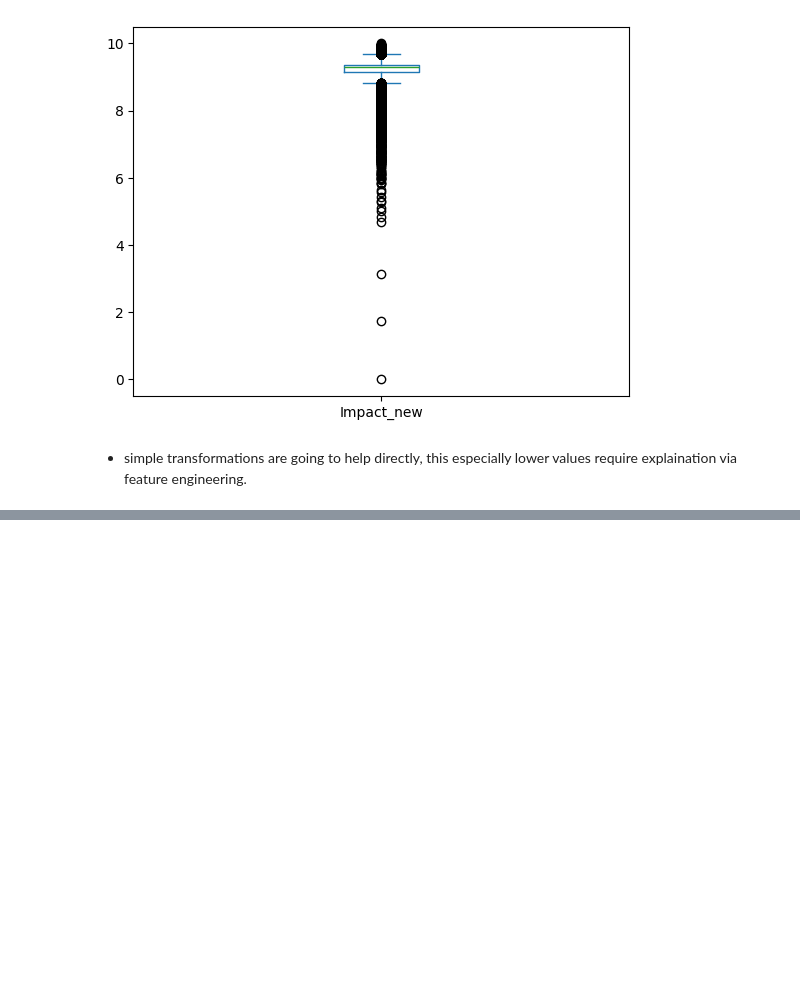
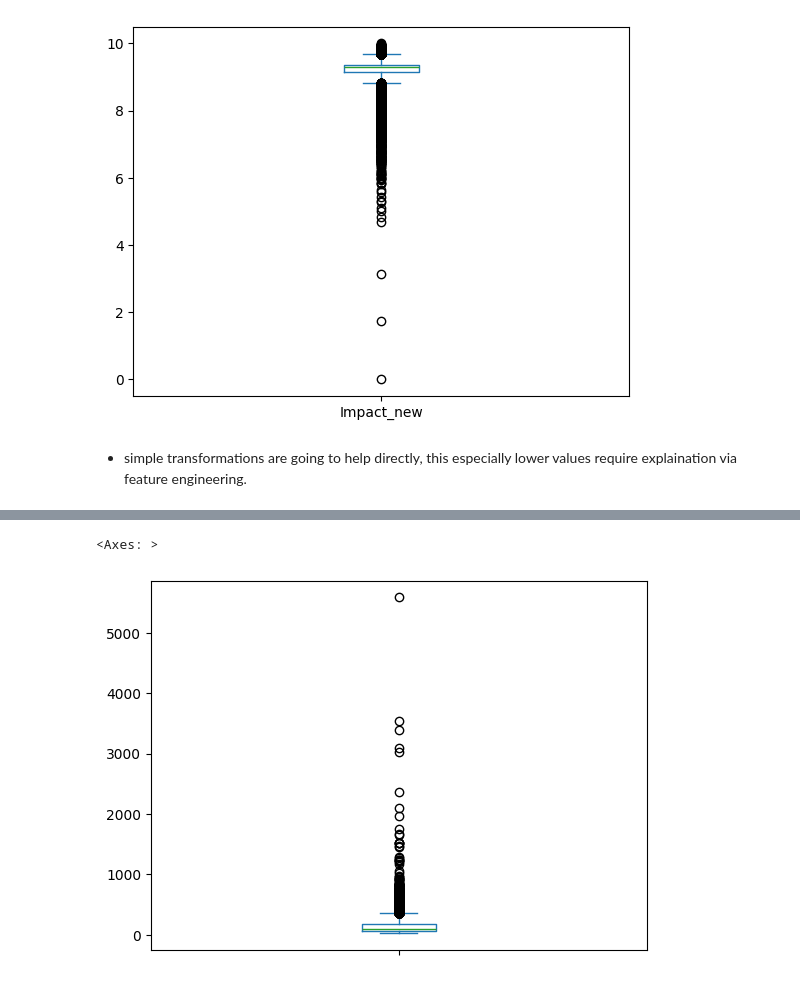
Before and after one commit to SharoonSaxena/assessment-highLevel, a Jupyter notebook: explore.ipynb, the cells around one changed output, grey strips where cells are left out. Cells and saved outputs as stored; diff of their text form; code cells hidden in the pictures; blank space fills up the shorter version.

```diff
--- a/explore.ipynb
+++ b/explore.ipynb
@@ -294,0 +319,35 @@ torch.Size([1, 8, 768])
+# %%
+def stringify_single(record: dict) -> str:
+    """
+    Converts a dictionary record to a formatted string.
+
+    Args:
+        record (dict): Dictionary containing record fields
+
+    Returns:
+        str: Formatted string with key-value pairs
+    """
+    string = ""
+    for key, value in record.items():
+        string += f"{key} - {value}; "
+    return string
+
+def stringify_df(df: DataFrame) -> list:
+    """
+    Converts DataFrame records to list of formatted strings.
+
+    Args:
+        df (DataFrame): Input DataFrame
+
+    Returns:
+        list: List of formatted strings for each record
+    """
+    records = df.to_dict("records")
+    return [stringify_single(record) for record in records]
+# %%
+string_data = stringify_df(data)
+# %%
+Series([len(string.split()) for string in string_data]).plot.box()
+# %% [output]
+<Axes: >
+[figure, added]
```
Also changed, not shown: parts of 9 cells of this notebook, 13 other files.
